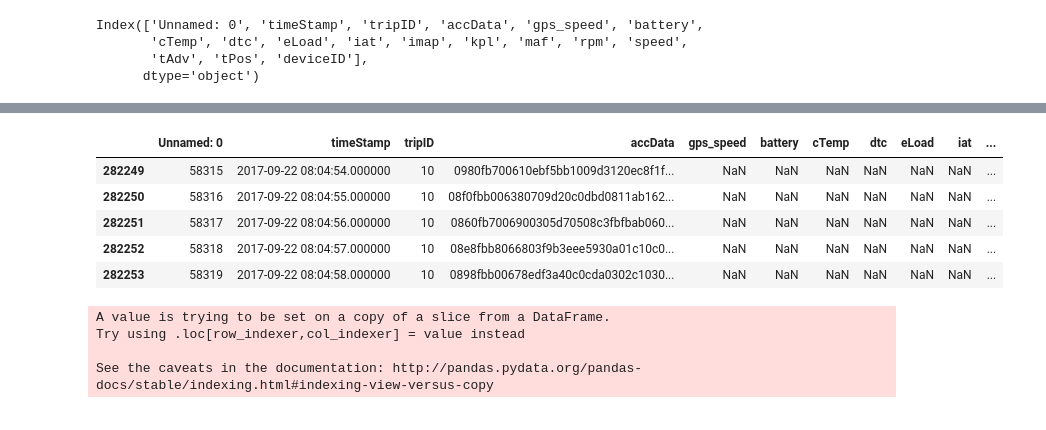
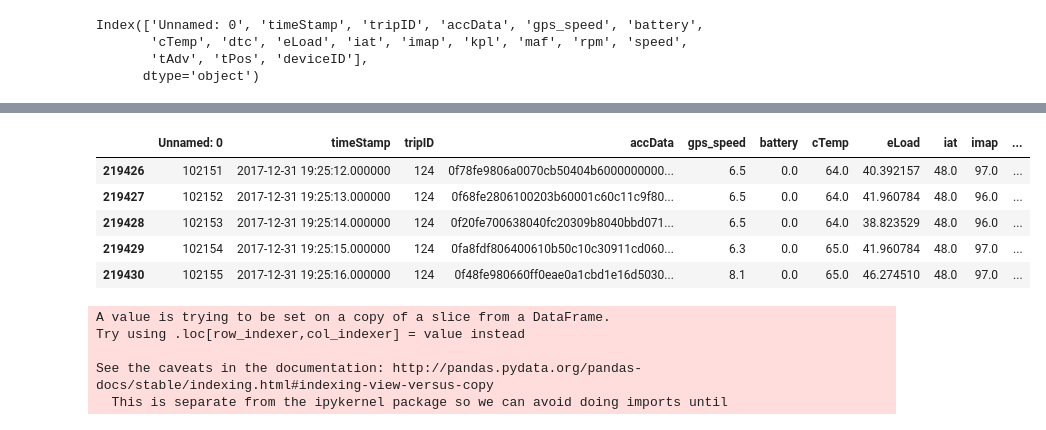
Before and after one commit to noshaq/Vehicle_remote_sensing, a Jupyter notebook: vehicle_telematics.ipynb, the cells around one changed output, grey strips where cells are left out. Saved outputs shown, nothing was run; the diff lists cells and outputs as text; code cells hidden in the pictures.

```diff
--- a/vehicle_telematics.ipynb
+++ b/vehicle_telematics.ipynb
@@ -19,7 +35,7 @@ os.chdir(directory)
 
 #Load  until the car 4 only
 
-trucks = pd.read_csv('allcars.csv',nrows = 2500000)
+trucks = pd.read_csv('allcars.csv',nrows = 500000)
 # %%
 # Observations and columns
 trucks.shape
@@ -69,6 +85,11 @@ trucks.describe()
 # %%
-#Split the dataset for truck 1 & truck 2
+#Split the dataset for truck 2s
 
-df4 = trucks.loc[trucks['deviceID'] == 4]
+df4 = trucks.loc[trucks['deviceID'] == 2]
+
+#Drop the unknown columns
+
+df4 = df4.drop(['dtc','tAdv','deviceID'], axis = 1)
+
 df4.describe()
 # %% [output]
@@ -92,41 +130,25 @@ for tripID in set(df4['tripID'].values):
+# %%
+#Longest trip
+
+trip136_car4 = df4.loc[df4['tripID'] == 124]
+
+trip_study = trip136_car4
 # %%
-df_trip.head()
+trip136_car4.head()
 # %% [output]
-|  | Unnamed: 0 | timeStamp | tripID | accData | gps_speed | battery | cTemp | dtc | eLoad | iat | ... |
-| 282249 | 58315 | 2017-09-22 08:04:54.000000 | 10 | 0980fb700610ebf5bb1009d3120ec8f1f... | NaN | NaN | NaN | NaN | NaN | NaN | ... |
-| 282250 | 58316 | 2017-09-22 08:04:55.000000 | 10 | 08f0fbb006380709d20c0dbd0811ab162... | NaN | NaN | NaN | NaN | NaN | NaN | ... |
-| 282251 | 58317 | 2017-09-22 08:04:56.000000 | 10 | 0860fb7006900305d70508c3fbfbab060... | NaN | NaN | NaN | NaN | NaN | NaN | ... |
-| 282252 | 58318 | 2017-09-22 08:04:57.000000 | 10 | 08e8fbb8066803f9b3eee5930a01c10c0... | NaN | NaN | NaN | NaN | NaN | NaN | ... |
-| 282253 | 58319 | 2017-09-22 08:04:58.000000 | 10 | 0898fbb00678edf3a40c0cda0302c1030... | NaN | NaN | NaN | NaN | NaN | NaN | ... |
+|  | Unnamed: 0 | timeStamp | tripID | accData | gps_speed | battery | cTemp | eLoad | iat | imap | ... |
+| 219426 | 102151 | 2017-12-31 19:25:12.000000 | 124 | 0f78fe9806a0070cb50404b6000000000... | 6.5 | 0.0 | 64.0 | 40.392157 | 48.0 | 97.0 | ... |
+| 219427 | 102152 | 2017-12-31 19:25:13.000000 | 124 | 0f68fe2806100203b60001c60c11c9f80... | 6.5 | 0.0 | 64.0 | 41.960784 | 48.0 | 96.0 | ... |
+| 219428 | 102153 | 2017-12-31 19:25:14.000000 | 124 | 0f20fe700638040fc20309b8040bbd071... | 6.5 | 0.0 | 64.0 | 38.823529 | 48.0 | 96.0 | ... |
+| 219429 | 102154 | 2017-12-31 19:25:15.000000 | 124 | 0fa8fdf806400610b50c10c30911cd060... | 6.3 | 0.0 | 65.0 | 41.960784 | 48.0 | 97.0 | ... |
+| 219430 | 102155 | 2017-12-31 19:25:16.000000 | 124 | 0f48fe980660ff0eae0a1cbd1e16d5030... | 8.1 | 0.0 | 65.0 | 46.274510 | 48.0 | 97.0 | ... |
-# %%
-# ## Converting Raw ECompass data to engineering units
-
-import numpy as np
-# Convert Accelerometer reading to g units, 8bit data with a range of +-2g #
-def convert_acc(x):
-    x = int(x,16)
-    if x>127:
-        x = x-256
-    return np.float64(x*2/128)
-
-# Convert a single row of Accelerometer data to engineering units and return a df #
-def convert_acc_row(row):
-    # Initially the data was gathered without magnetometer, so check length for identification #
-    data_list = []
-    for i in range(0, len(row), 6):
-        x = convert_acc(row[i:i+2])
-        y = convert_acc(row[i+2:i+4])
-        z = convert_acc(row[i+4:i+6])
-
-        data_list.append([x,y,z])
-    return pd.DataFrame(columns=['ax','ay','az'], data=data_list)
-
-df_trip['accData'] = df_trip['accData'].apply(convert_acc_row)
-# Drop the values for first second as the data is not collected completely #
-df_trip = df_trip.reset_index(drop=True)
-df_trip = df_trip.drop(0).reset_index(drop=True)
-# %% [output]
-A value is trying to be set on a copy of a slice from a DataFrame.
-Try using .loc[row_indexer,col_indexer] = value instead
-
-See the caveats in the documentation: http://pandas.pydata.org/pandas-docs/stable/indexing.html#indexing-view-versus-copy
+# %%
+## We convert the time stamp column to datetime format used by pandas
+
+trip136_car4['timeStamp'] = pd.to_datetime(trip136_car4['timeStamp'], format="%Y-%m-%d %H:%M:%S.%f")
+# %% [output]
+A value is trying to be set on a copy of a slice from a DataFrame.
+Try using .loc[row_indexer,col_indexer] = value instead
+
+See the caveats in the documentation: http://pandas.pydata.org/pandas-docs/stable/indexing.html#indexing-view-versus-copy
+  This is separate from the ipykernel package so we can avoid doing imports until
```
Also changed, not shown: parts of 32 cells of this notebook, 1 other file.
